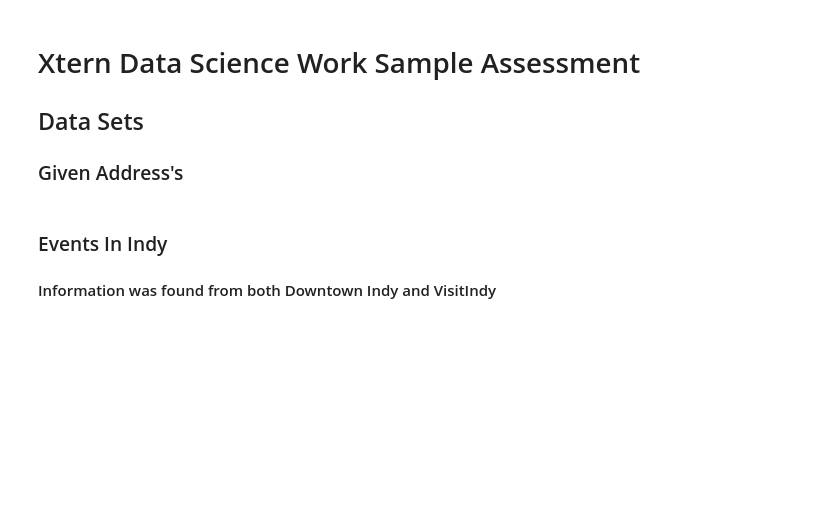
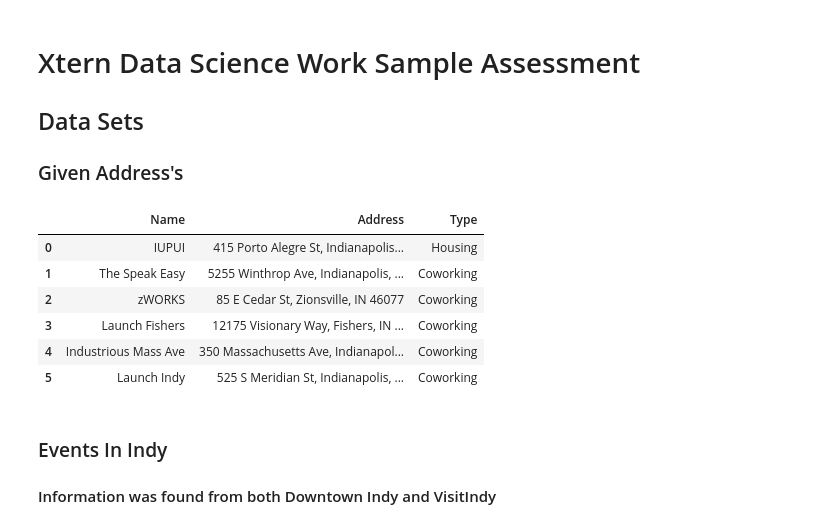
Before and after one commit to kcin999/Xtern-Projects, a Jupyter notebook: main.ipynb, the cells around one changed output. Drawn from its saved outputs; the diff is of its cells as text; code cells hidden in the pictures; blank space fills up the shorter version.

```diff
--- a/main.ipynb
+++ b/main.ipynb
@@ -6,8 +6,17 @@
 # %%
 import pandas
 import IPython
 
-IPython.display.display(pandas.read_csv("address.csv"))
+address = pandas.read_csv("address.csv")
+IPython.display.display(address)
+# %% [output]
+|  | Name | Address | Type |
+| 0 | IUPUI | 415 Porto Alegre St, Indianapolis... | Housing |
+| 1 | The Speak Easy | 5255 Winthrop Ave, Indianapolis, ... | Coworking |
+| 2 | zWORKS | 85 E Cedar St, Zionsville, IN 46077 | Coworking |
+| 3 | Launch Fishers | 12175 Visionary Way, Fishers, IN ... | Coworking |
+| 4 | Industrious Mass Ave | 350 Massachusetts Ave, Indianapol... | Coworking |
+| 5 | Launch Indy | 525 S Meridian St, Indianapolis, ... | Coworking |
 # %% [markdown]
 ### Events In Indy
 #### Information was found from both Downtown Indy and VisitIndy
```
Also changed, not shown: parts of 4 cells of this notebook.
